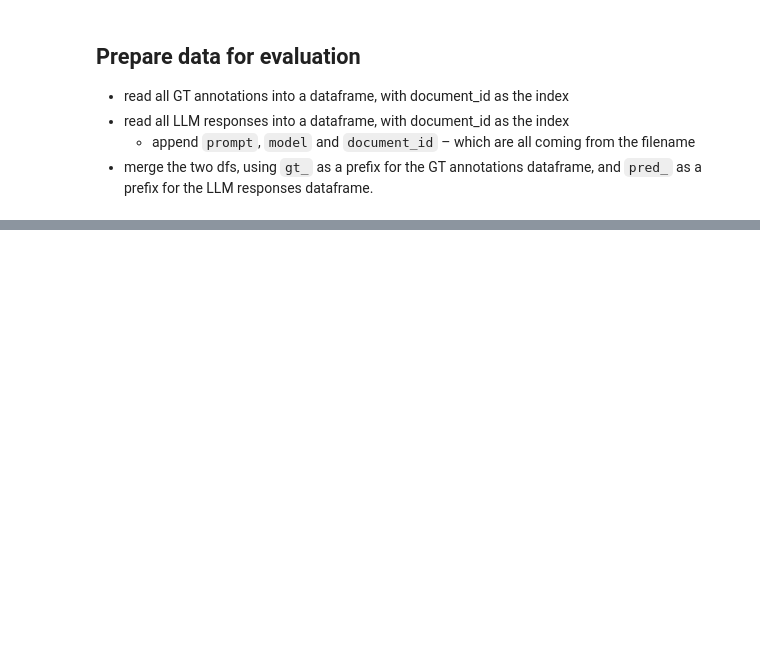
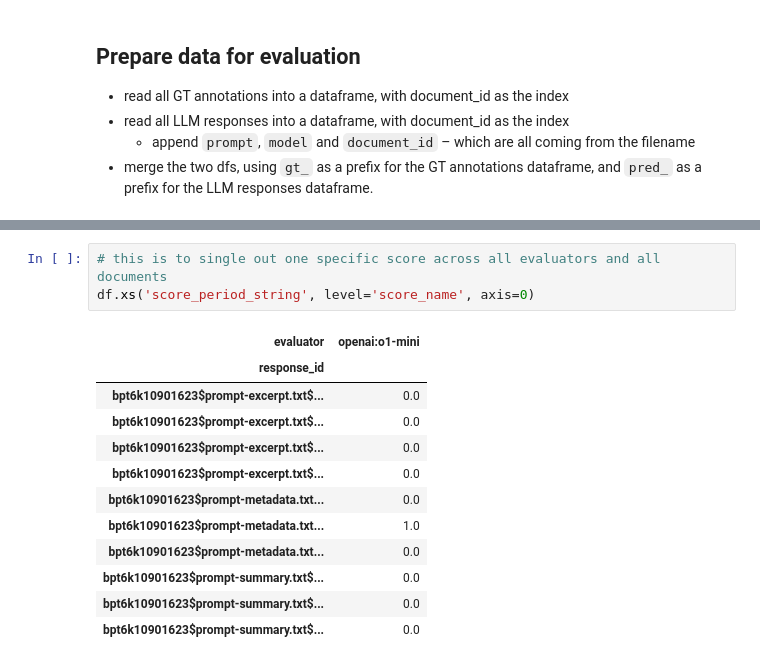
Before and after one commit to TextEnt/chrono-spatial-processing, a Jupyter notebook: notebooks/query-LLMs.ipynb, the cells around one changed output, grey strips where cells are left out. Saved outputs shown, nothing was run; the diff lists cells and outputs as text; blank space fills up the shorter version.

```diff
--- a/notebooks/query-LLMs.ipynb
+++ b/notebooks/query-LLMs.ipynb
@@ -585,0 +634,16 @@ df_eval_data[display_columns].to_csv('../data/evaluation_data.csv', sep='\t')
+# %%
+# this is to single out one specific score across all evaluators and all documents
+df.xs('score_period_string', level='score_name', axis=0)
+# %% [output]
+| evaluator | openai:o1-mini |
+| response_id |  |
+| bpt6k10901623$prompt-excerpt.txt$... | 0.0 |
+| bpt6k10901623$prompt-excerpt.txt$... | 0.0 |
+| bpt6k10901623$prompt-excerpt.txt$... | 0.0 |
+| bpt6k10901623$prompt-excerpt.txt$... | 0.0 |
+| bpt6k10901623$prompt-metadata.txt... | 0.0 |
+| bpt6k10901623$prompt-metadata.txt... | 1.0 |
+| bpt6k10901623$prompt-metadata.txt... | 0.0 |
+| bpt6k10901623$prompt-summary.txt$... | 0.0 |
+| bpt6k10901623$prompt-summary.txt$... | 0.0 |
+| bpt6k10901623$prompt-summary.txt$... | 0.0 |
```
Also changed, not shown: parts of 50 cells of this notebook, 3 other files.
